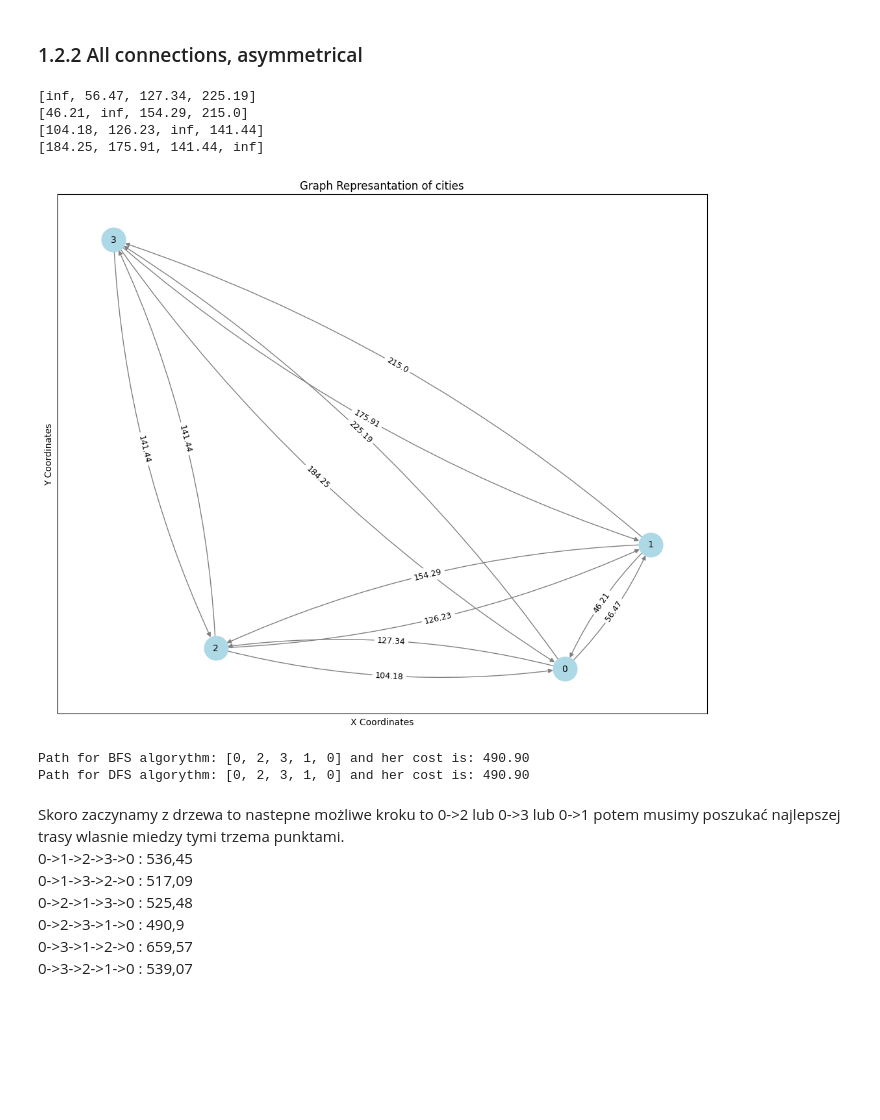
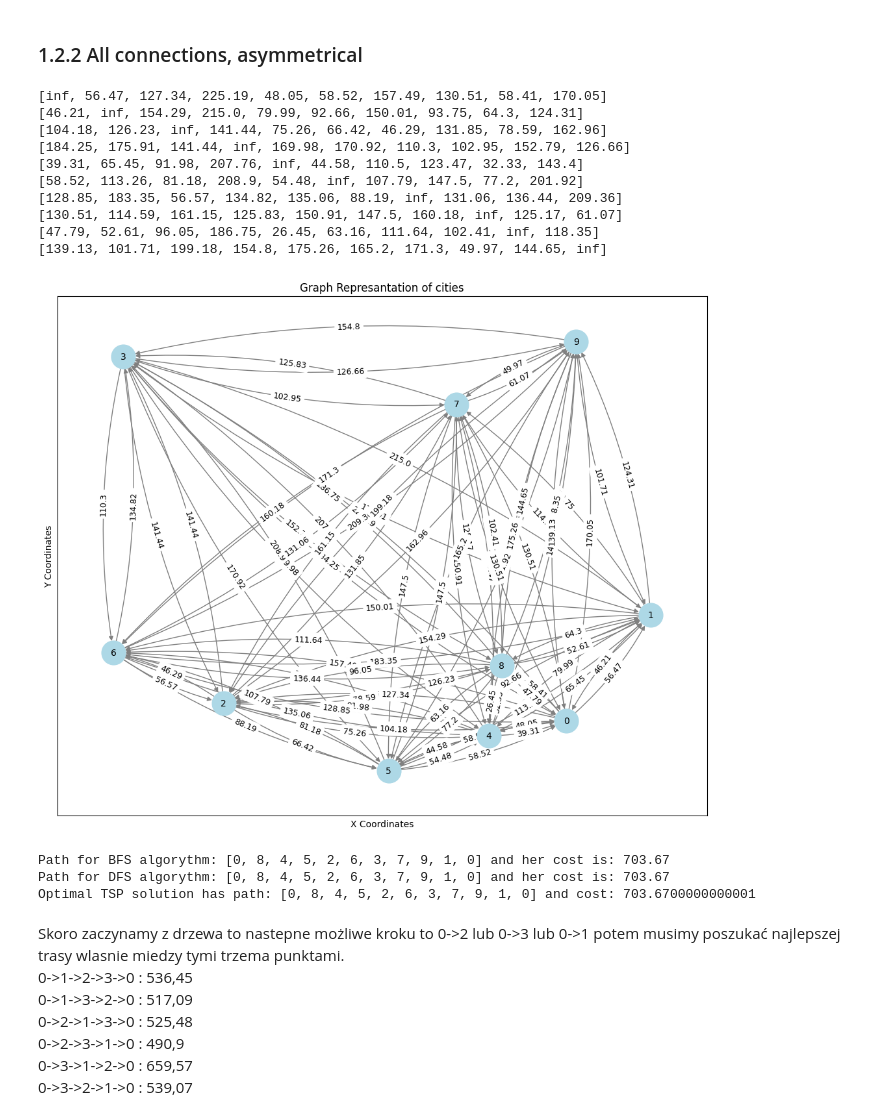
Before and after one commit to Rudobrody/Studies_AI_1_Term, a Jupyter notebook: PSI/traveling_salesman.ipynb, the cells around one changed output. Saved outputs shown, nothing was run; the diff lists cells and outputs as text; code cells hidden in the pictures; blank space fills up the shorter version.

```diff
--- a/PSI/traveling_salesman.ipynb
+++ b/PSI/traveling_salesman.ipynb
@@ -152,7 +155,7 @@ def generate_adjacency_matrix(list_of_cities: list['City'], distance_function, c
 
     return adjacency_matrix
 
-NUMBER_OF_CITIES = 4
+NUMBER_OF_CITIES = 10
 
 cities = generate_list_of_cities(NUMBER_OF_CITIES) # now I have a list of cities
 
@@ -162,7 +165,7 @@ def draw_graph(cities: list[City], adjacency_matrix: list[list[float]], symmetri
         graph = nx.DiGraph() #  Creating directed graph for symmetrical case
     else:
         graph = nx.MultiDiGraph() # Creating directed graph for asymmetrical case
-    # graph = nx.DiGraph() if symmetrical else nx.MultiDiGraph()
+
     pos = {city.id: (city.x, city.y) for city in cities} # Position of cities on the graph
 
     for i, city_from in enumerate(cities):
@@ -197,34 +200,13 @@ def draw_graph(cities: list[City], adjacency_matrix: list[list[float]], symmetri
         nx.draw_networkx_edge_labels(graph, pos, edge_labels=edge_labels, font_size=9, connectionstyle="arc3,rad=0.1")
 
 
-    # Seting values for axes based on nodes
-    #x_values = [city.x for city in cities]
-    #y_values = [city.y for city in cities]
-
-    #plt.xlim(min(x_values) - 1, max(x_values) + 1)
-    #plt.ylim(min(y_values) - 1, max(y_values) + 1)
     plt.axis("on")
     plt.xlabel("X Coordinates")
     plt.ylabel("Y Coordinates")
     plt.title("Graph Represantation of cities")
-    #plt.grid(True)
     plt.show()
 # %% [markdown]
 ## 1.3 Solving the traveling salesman problem
 The salesman starts from a chosen city and has to visit every city exactly once before returning to the starting city. The goal is to find a path with the lowest cost.
 
 In the problem, we define state as a partial or full path from the starting city and the corresponding state. You should represent the search problem in a form of state tree.
-# %%
-class State:
-    """Represents a state in the search tree."""
-
-    def __init__(self, path: list[int], remaining_cities: set[int]): # Every state has a history and cities that still remain.
-        """
-        Initialize a new state.
-
-        :param path: A list of visited city IDs.
-        :param remaining_cities: A set of remaining city IDs to visit.
-        :param cost: A cost of the current path.
-        """
-        self.path = path # list of visited cities
-        self.remaining_cities = remaining_cities # set of remaining cities to visit
@@ -345,22 +441,33 @@ Path for DFS algorythm: [0, 2, 3, 1, 0] and her cost is: 503.99
 # %%
 adjacency_matrix_asymetrical_all_connections = generate_adjacency_matrix(cities, City.calculate_distance_asymetric, connection_probability=1, symmetrical=False)
 
 for row in adjacency_matrix_asymetrical_all_connections:
     print(row)
 
 draw_graph(cities, adjacency_matrix_asymetrical_all_connections, symmetrical=False)
 bfs_path, bfs_cost = bfs_shortest_path(cities[0], cities, adjacency_matrix_asymetrical_all_connections)
 print(f"Path for BFS algorythm: {bfs_path} and her cost is: {bfs_cost:.2f}")
 dfs_path, dfs_cost = dfs_shortest_path(cities[0], cities, adjacency_matrix_asymetrical_all_connections)
 print(f"Path for DFS algorythm: {dfs_path} and her cost is: {dfs_cost:.2f}")
+
+tsp_tree = Tree(adjacency_matrix=adjacency_matrix_asymetrical_all_connections)
+best_path, min_cost = tsp_tree.find_optimal_path()
+print(f"Optimal TSP solution has path: {best_path} and cost: {min_cost}")
 # %% [output]
-[inf, 56.47, 127.34, 225.19]
-[46.21, inf, 154.29, 215.0]
-[104.18, 126.23, inf, 141.44]
-[184.25, 175.91, 141.44, inf]
+[inf, 56.47, 127.34, 225.19, 48.05, 58.52, 157.49, 130.51, 58.41, 170.05]
+[46.21, inf, 154.29, 215.0, 79.99, 92.66, 150.01, 93.75, 64.3, 124.31]
+[104.18, 126.23, inf, 141.44, 75.26, 66.42, 46.29, 131.85, 78.59, 162.96]
+[184.25, 175.91, 141.44, inf, 169.98, 170.92, 110.3, 102.95, 152.79, 126.66]
+[39.31, 65.45, 91.98, 207.76, inf, 44.58, 110.5, 123.47, 32.33, 143.4]
+[58.52, 113.26, 81.18, 208.9, 54.48, inf, 107.79, 147.5, 77.2, 201.92]
+[128.85, 183.35, 56.57, 134.82, 135.06, 88.19, inf, 131.06, 136.44, 209.36]
+[130.51, 114.59, 161.15, 125.83, 150.91, 147.5, 160.18, inf, 125.17, 61.07]
+[47.79, 52.61, 96.05, 186.75, 26.45, 63.16, 111.64, 102.41, inf, 118.35]
+[139.13, 101.71, 199.18, 154.8, 175.26, 165.2, 171.3, 49.97, 144.65, inf]
-[figure, old version]
+[figure, new version]
-Path for BFS algorythm: [0, 2, 3, 1, 0] and her cost is: 490.90
-Path for DFS algorythm: [0, 2, 3, 1, 0] and her cost is: 490.90
+Path for BFS algorythm: [0, 8, 4, 5, 2, 6, 3, 7, 9, 1, 0] and her cost is: 703.67
+Path for DFS algorythm: [0, 8, 4, 5, 2, 6, 3, 7, 9, 1, 0] and her cost is: 703.67
+Optimal TSP solution has path: [0, 8, 4, 5, 2, 6, 3, 7, 9, 1, 0] and cost: 703.6700000000001
 # %% [markdown]
 Skoro zaczynamy z drzewa to nastepne możliwe kroku to 0->2 lub 0->3 lub 0->1 potem musimy poszukać najlepszej trasy wlasnie miedzy tymi trzema punktami.
 0->1->2->3->0 : 536,45
```
Also changed, not shown: parts of 15 cells of this notebook.
